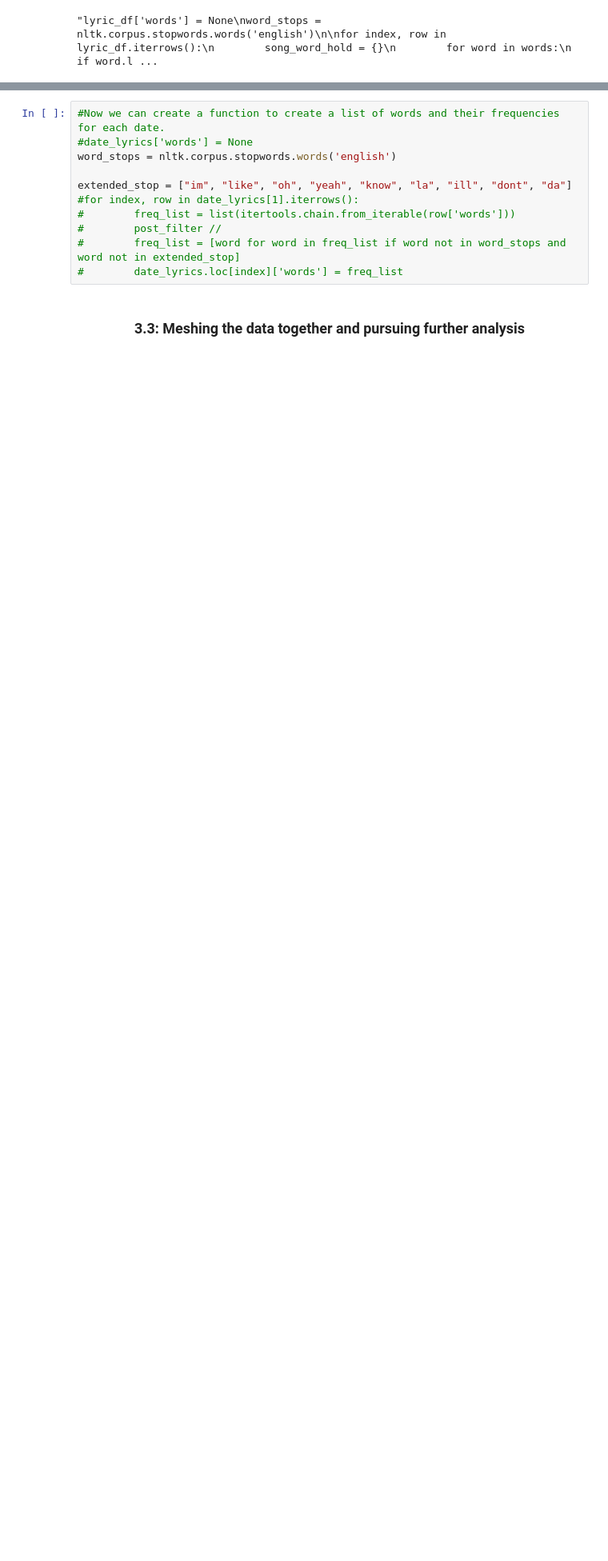
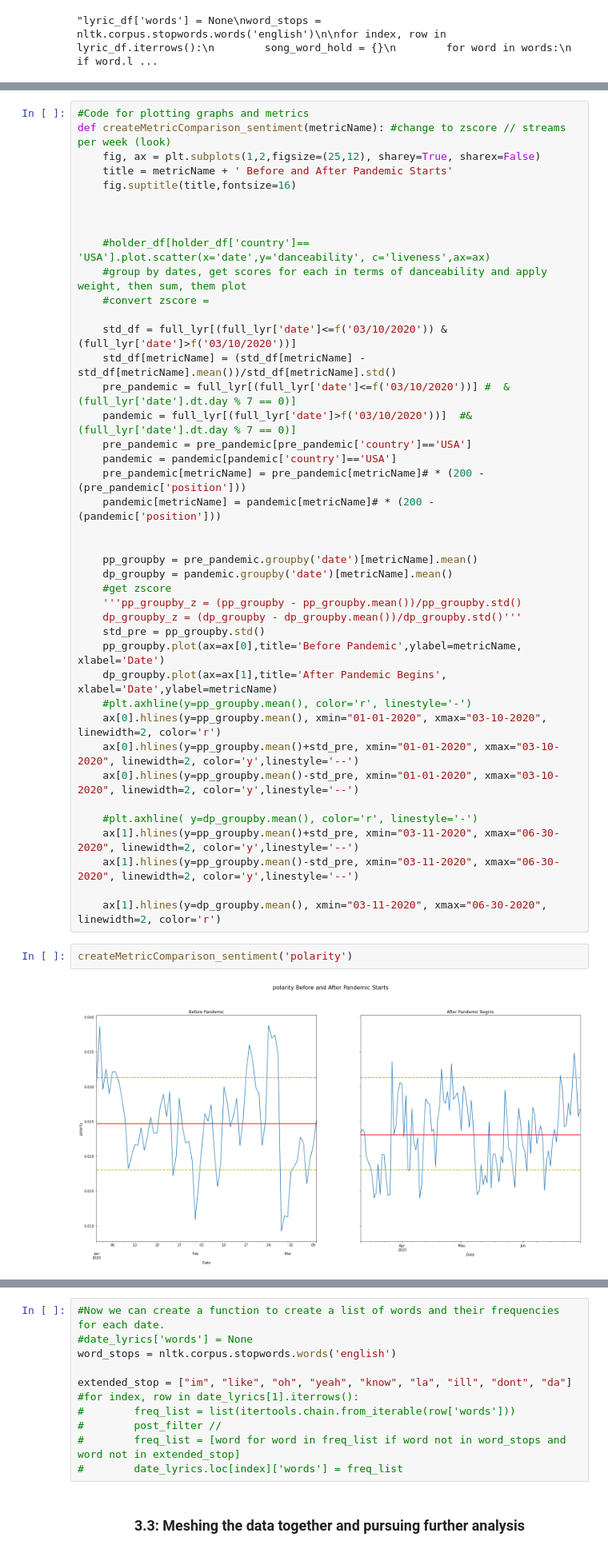
Before and after one commit to M-Sender/CS-Capstone, a Jupyter notebook: code/max.ipynb, the cells around one changed output, grey strips where cells are left out. Shown at 80% size. Cells and saved outputs as stored; diff of their text form; blank space fills up the shorter version.

Commit message:
sentiment update (vader and spacy with sqlite3)

```diff
--- a/code/max.ipynb
+++ b/code/max.ipynb
@@ -298,0 +281,45 @@ Name: lyric, dtype: object
+# %%
+#Code for plotting graphs and metrics
+def createMetricComparison_sentiment(metricName): #change to zscore // streams per week (look)
+    fig, ax = plt.subplots(1,2,figsize=(25,12), sharey=True, sharex=False)
+    title = metricName + ' Before and After Pandemic Starts'
+    fig.suptitle(title,fontsize=16)
+
+
+
+    #holder_df[holder_df['country']== 'USA'].plot.scatter(x='date',y='danceability', c='liveness',ax=ax)
+    #group by dates, get scores for each in terms of danceability and apply weight, then sum, them plot
+    #convert zscore =
+
+    std_df = full_lyr[(full_lyr['date']<=f('03/10/2020')) & (full_lyr['date']>f('03/10/2020'))]
+    std_df[metricName] = (std_df[metricName] - std_df[metricName].mean())/std_df[metricName].std()
+    pre_pandemic = full_lyr[(full_lyr['date']<=f('03/10/2020'))] #  & (full_lyr['date'].dt.day % 7 == 0)]
+    pandemic = full_lyr[(full_lyr['date']>f('03/10/2020'))]  #& (full_lyr['date'].dt.day % 7 == 0)]
+    pre_pandemic = pre_pandemic[pre_pandemic['country']=='USA']
+    pandemic = pandemic[pandemic['country']=='USA']
+    pre_pandemic[metricName] = pre_pandemic[metricName]# * (200 - (pre_pandemic['position']))
+    pandemic[metricName] = pandemic[metricName]# * (200 - (pandemic['position']))
+
+
+    pp_groupby = pre_pandemic.groupby('date')[metricName].mean()
+    dp_groupby = pandemic.groupby('date')[metricName].mean()
+    #get zscore
+    '''pp_groupby_z = (pp_groupby - pp_groupby.mean())/pp_groupby.std()
+    dp_groupby_z = (dp_groupby - dp_groupby.mean())/dp_groupby.std()'''
+    std_pre = pp_groupby.std()
+    pp_groupby.plot(ax=ax[0],title='Before Pandemic',ylabel=metricName, xlabel='Date')
+    dp_groupby.plot(ax=ax[1],title='After Pandemic Begins', xlabel='Date',ylabel=metricName)
+    #plt.axhline(y=pp_groupby.mean(), color='r', linestyle='-')
+    ax[0].hlines(y=pp_groupby.mean(), xmin="01-01-2020", xmax="03-10-2020", linewidth=2, color='r')
+    ax[0].hlines(y=pp_groupby.mean()+std_pre, xmin="01-01-2020", xmax="03-10-2020", linewidth=2, color='y',linestyle='--')
+    ax[0].hlines(y=pp_groupby.mean()-std_pre, xmin="01-01-2020", xmax="03-10-2020", linewidth=2, color='y',linestyle='--')
+
+    #plt.axhline( y=dp_groupby.mean(), color='r', linestyle='-')
+    ax[1].hlines(y=pp_groupby.mean()+std_pre, xmin="03-11-2020", xmax="06-30-2020", linewidth=2, color='y',linestyle='--')
+    ax[1].hlines(y=pp_groupby.mean()-std_pre, xmin="03-11-2020", xmax="06-30-2020", linewidth=2, color='y',linestyle='--')
+
+    ax[1].hlines(y=dp_groupby.mean(), xmin="03-11-2020", xmax="06-30-2020", linewidth=2, color='r')
+# %%
+createMetricComparison_sentiment('polarity')
+# %% [output]
+[figure, added]
```
Also changed, not shown: parts of 10 cells of this notebook, 1 other file.
